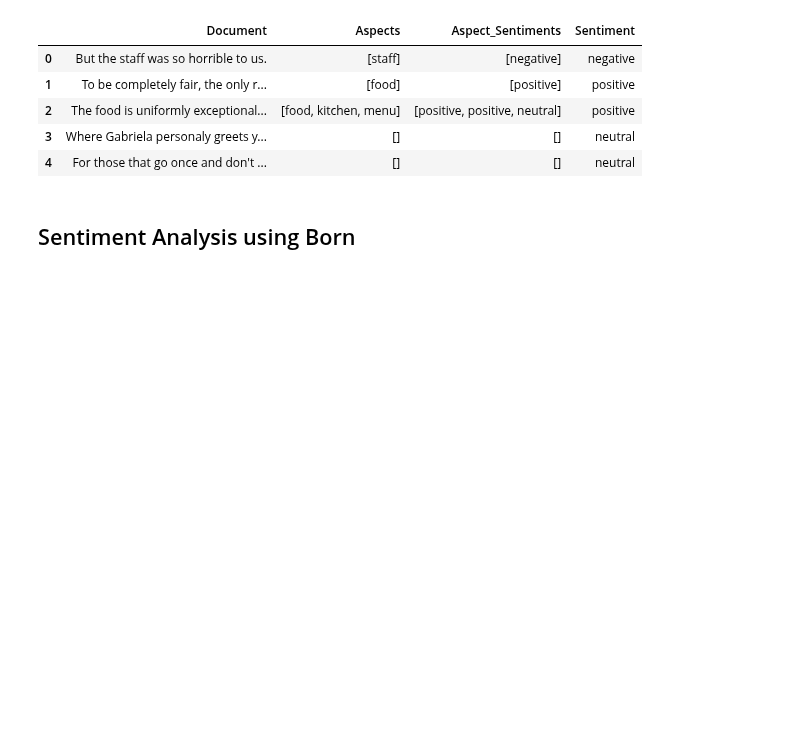
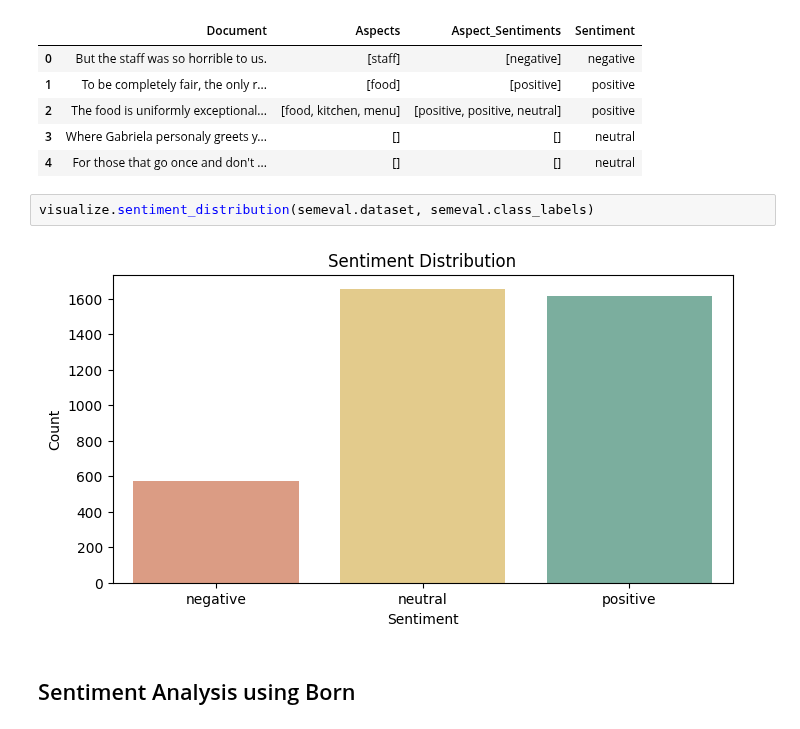
Before and after one commit to tabaraei/aspect-based-sentiment-analysis, a Jupyter notebook: ABSA.ipynb, the cells around one changed output. Drawn from its saved outputs; the diff is of its cells as text; blank space fills up the shorter version.

```diff
--- a/ABSA.ipynb
+++ b/ABSA.ipynb
@@ -184,6 +227,10 @@ semeval.dataset.head()
 | 2 | The food is uniformly exceptional... | [food, kitchen, menu] | [positive, positive, neutral] | positive |
 | 3 | Where Gabriela personaly greets y... | [] | [] | neutral |
 | 4 | For those that go once and don't ... | [] | [] | neutral |
+# %%
+visualize.sentiment_distribution(semeval.dataset, semeval.class_labels)
+# %% [output]
+[figure, added]
 # %% [markdown]
 ## Sentiment Analysis using Born
 # %%
```
Also changed, not shown: parts of 19 cells of this notebook.
